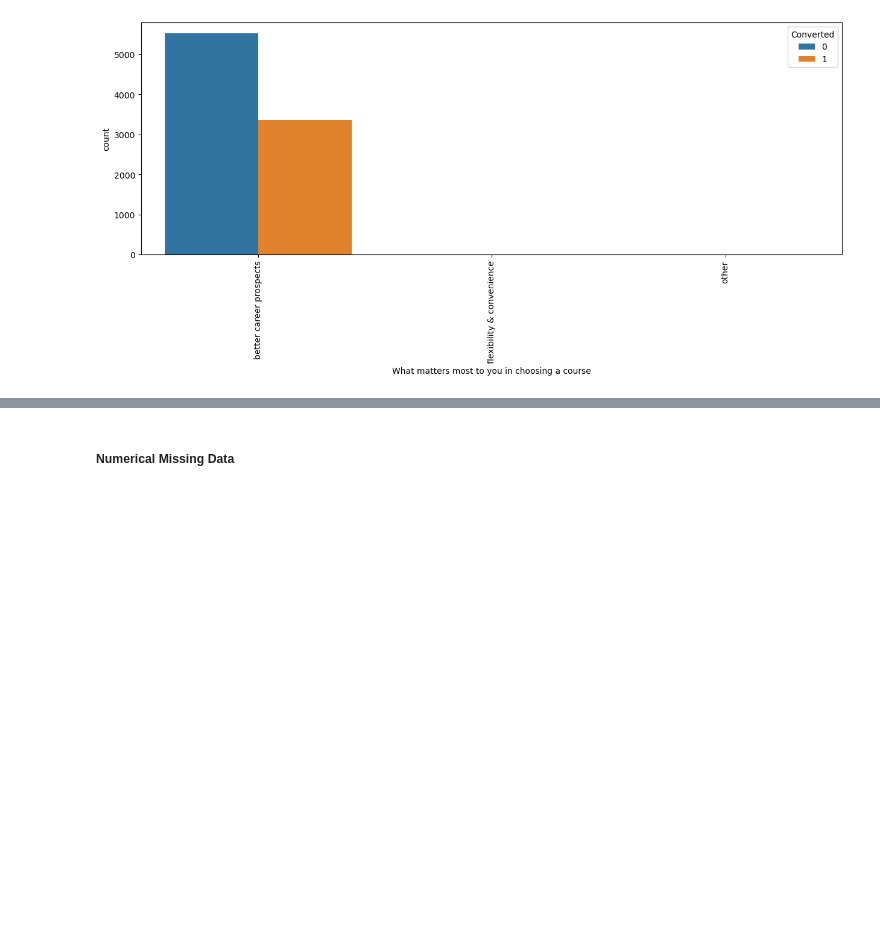
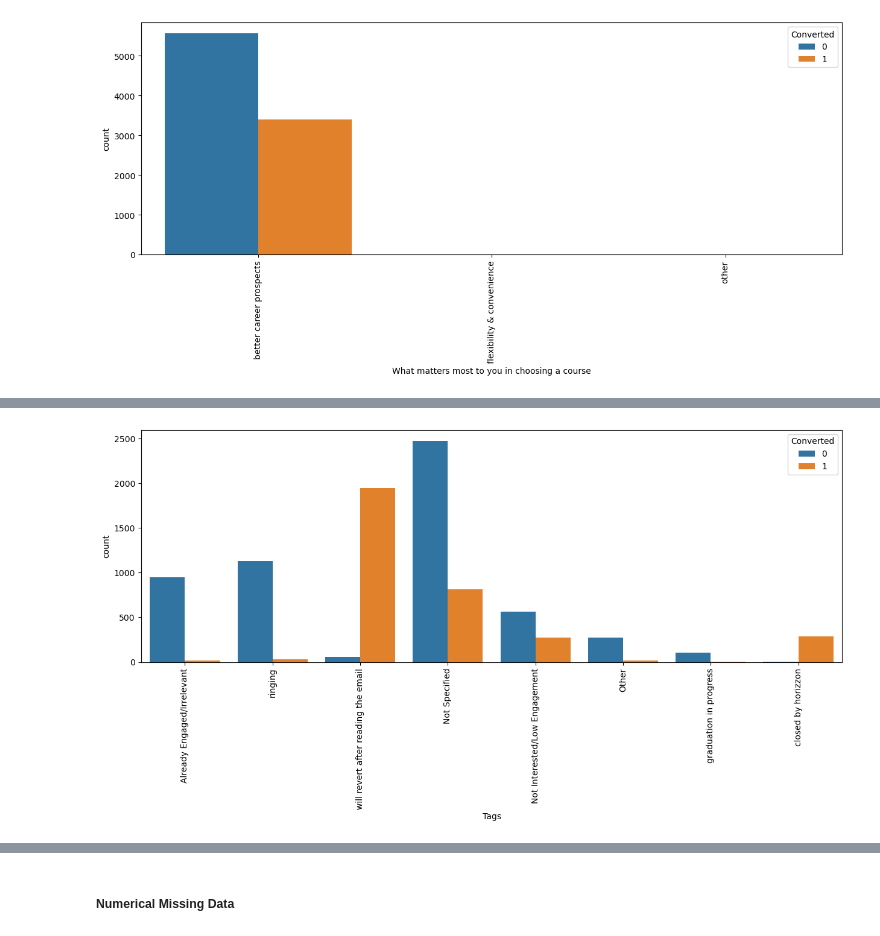
Before and after one commit to yuledez/Project_4_lead_scoring, a Jupyter notebook: lead_scoring_project4_YL.ipynb, the cells around one changed output, grey strips where cells are left out. Drawn from its saved outputs; the diff is of its cells as text; code cells hidden in the pictures; blank space fills up the shorter version.

```diff
--- a/lead_scoring_project4_YL.ipynb
+++ b/lead_scoring_project4_YL.ipynb
@@ -1043,0 +1334,16 @@ Despite the high number of leads, the conversion rate is relatively low for thos
+# %%
+# List of columns to combine
+columns_to_combine = [
+    'Search', 'Magazine', 'Newspaper Article', 'X Education Forums',
+    'Newspaper', 'Digital Advertisement', 'Through Recommendations',
+    'Receive More Updates About Our Courses'
+]
+
+# Create a new column "Marketing Engagement"
+df_leads['Marketing Engagement'] = df_leads[columns_to_combine].apply(lambda x: 1 if (x == 'yes').any() else 0, axis=1)
+
+# Drop the original columns, as they are combined into a new feature
+df_leads = df_leads.drop(columns=columns_to_combine)
+
+# Check the distribution of the new feature
+print(df_leads['Marketing Engagement'].value_counts(normalize=True) * 100)
@@ -1043,0 +1425,15 @@ Despite the high number of leads, the conversion rate is relatively low for thos
+# %%
+#replacing Nan values with "Tags"
+df_leads['Tags'] = df_leads['Tags'].replace(np.nan,'Not Specified')
+# %%
+# Binning, Define a cutoff value
+cutoff_value = 100
+
+# Create a list of lead sources to be replaced with 'Other'
+lead_sources_to_replace = df_leads['Tags'].value_counts()[df_leads['Tags'].value_counts() < cutoff_value].index.tolist()
+
+# Replace the infrequent lead sources with 'Other'
+df_leads['Tags'] = df_leads['Tags'].apply(lambda x: 'Other' if x in lead_sources_to_replace else x)
+
+# Check the updated value counts
+print(df_leads['Tags'].value_counts())
@@ -1043,0 +1456,16 @@ Despite the high number of leads, the conversion rate is relatively low for thos
+# %%
+#binning  tags with low frequency
+df_leads['Tags'] = df_leads['Tags'].replace(['switched off', 'busy','lost to eins',
+                                     'not doing further education','interested  in full time mba'], 'Not Interested/Low Engagement')
+
+df_leads['Tags'] = df_leads['Tags'].replace(['already a student',
+                                       'interested in other courses'] , 'Already Engaged/Irrelevant')
+# %%
+#plotting spread of Specialization columnn
+
+fig, axs = plt.subplots(figsize = (15,5))
+sns.countplot(x = 'Tags', hue = 'Converted', data = df_leads)
+xticks(rotation = 90)
+plt.show()
+# %% [output]
+[figure, added]
```
Also changed, not shown: parts of 132 cells of this notebook.
